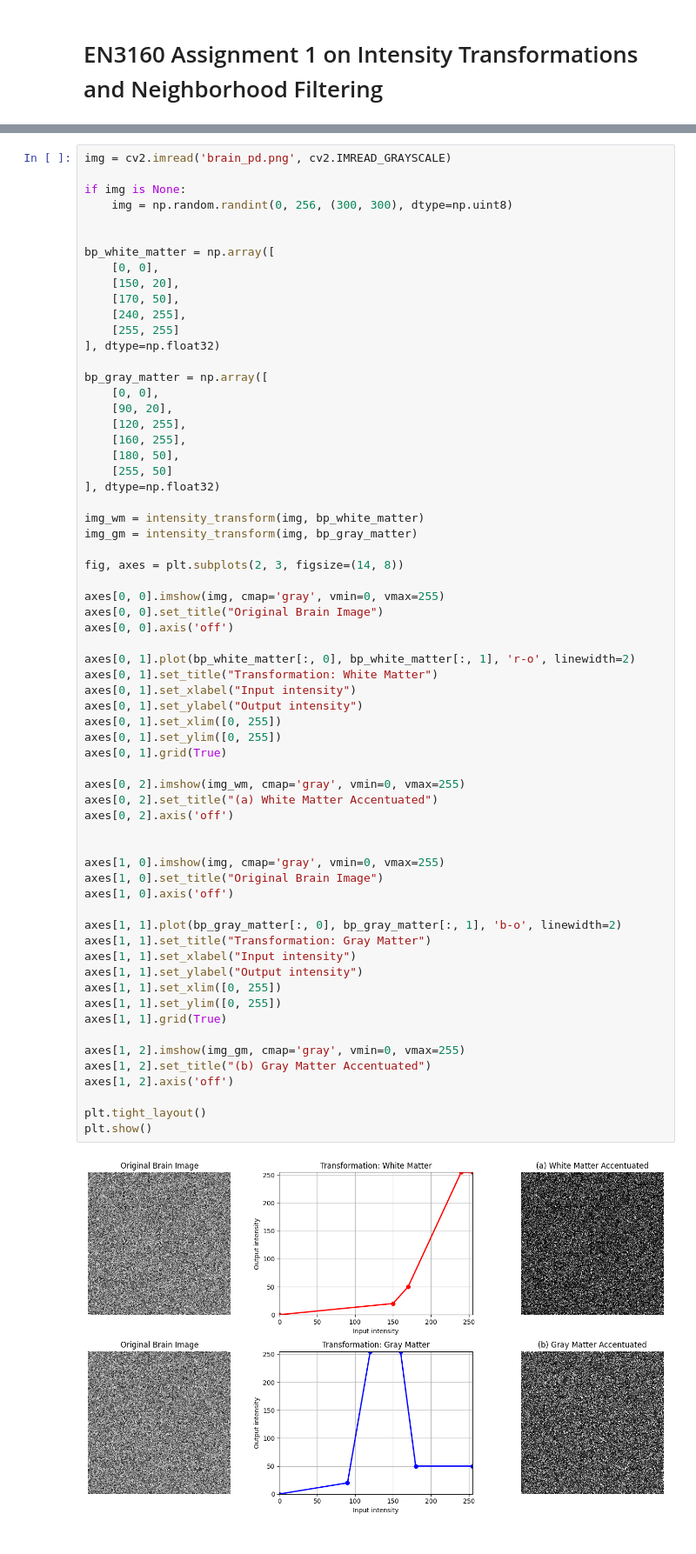
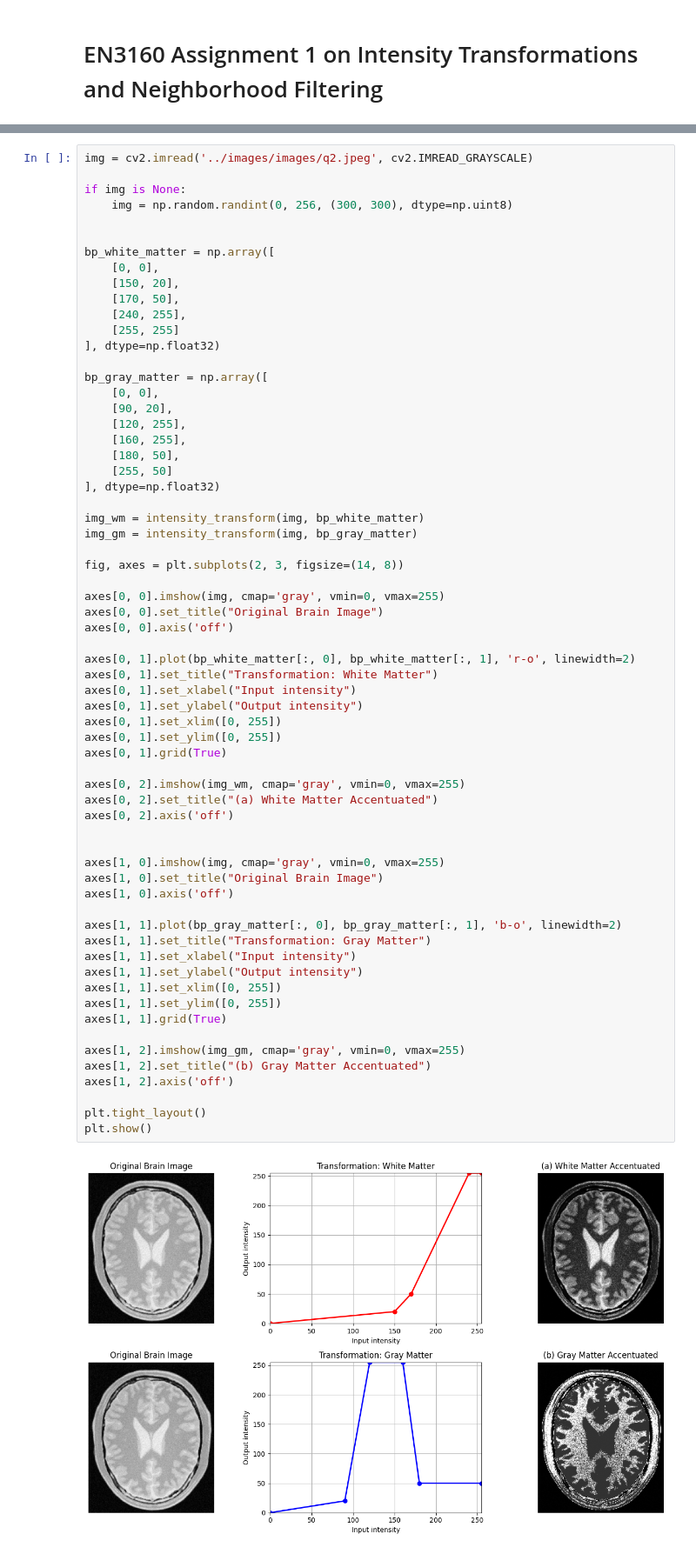
Before and after one commit to maneth-b03p/Image_Processing_and_Machine_Vision_Activities, a Jupyter notebook: Notebooks/230476T_a01.ipynb, the cells around one changed output, grey strips where cells are left out. Shown at 87% size. Drawn from its saved outputs; the diff is of its cells as text.

```diff
--- a/Notebooks/230476T_a01.ipynb
+++ b/Notebooks/230476T_a01.ipynb
@@ -59,5 +63,5 @@ plt.show()
 # %%
-img = cv2.imread('brain_pd.png', cv2.IMREAD_GRAYSCALE)
+img = cv2.imread('../images/images/q2.jpeg', cv2.IMREAD_GRAYSCALE)
 
 if img is None:
     img = np.random.randint(0, 256, (300, 300), dtype=np.uint8)
@@ -94,31 +98,31 @@ axes[0, 1].set_title("Transformation: White Matter")
 axes[0, 1].set_xlabel("Input intensity")
 axes[0, 1].set_ylabel("Output intensity")
 axes[0, 1].set_xlim([0, 255])
 axes[0, 1].set_ylim([0, 255])
 axes[0, 1].grid(True)
 
 axes[0, 2].imshow(img_wm, cmap='gray', vmin=0, vmax=255)
 axes[0, 2].set_title("(a) White Matter Accentuated")
 axes[0, 2].axis('off')
 
 
 axes[1, 0].imshow(img, cmap='gray', vmin=0, vmax=255)
 axes[1, 0].set_title("Original Brain Image")
 axes[1, 0].axis('off')
 
 axes[1, 1].plot(bp_gray_matter[:, 0], bp_gray_matter[:, 1], 'b-o', linewidth=2)
 axes[1, 1].set_title("Transformation: Gray Matter")
 axes[1, 1].set_xlabel("Input intensity")
 axes[1, 1].set_ylabel("Output intensity")
 axes[1, 1].set_xlim([0, 255])
 axes[1, 1].set_ylim([0, 255])
 axes[1, 1].grid(True)
 
 axes[1, 2].imshow(img_gm, cmap='gray', vmin=0, vmax=255)
 axes[1, 2].set_title("(b) Gray Matter Accentuated")
 axes[1, 2].axis('off')
 
 plt.tight_layout()
 plt.show()
 # %% [output]
-[figure, old version]
+[figure, new version]
```
Also changed, not shown: parts of 7 cells of this notebook, 2 other files.
